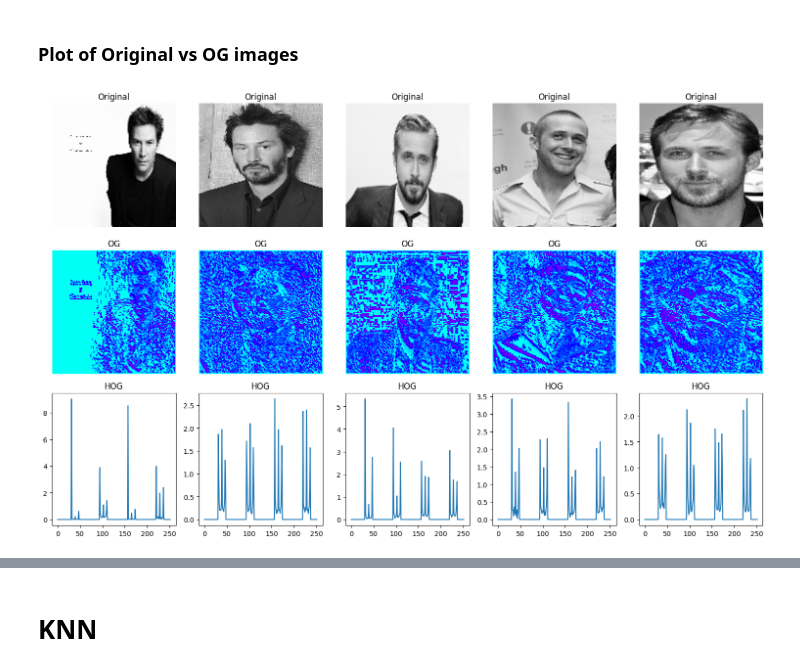
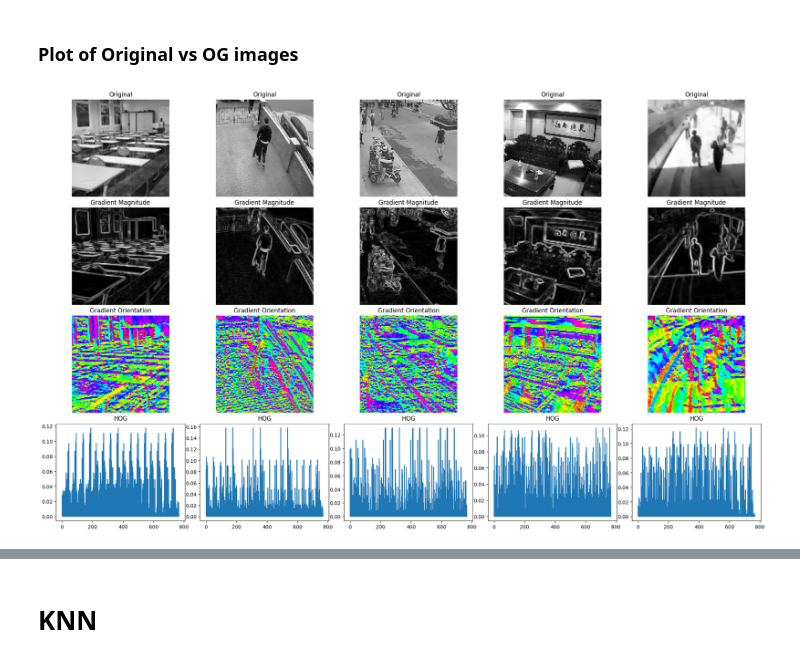
Before and after one commit to adityaprakash-work/EE511-CV-IIT-Mandi, a Jupyter notebook: A2/Q4/code.ipynb, the cells around one changed output, grey strips where cells are left out. Cells and saved outputs as stored; diff of their text form; code cells hidden in the pictures.

```diff
--- a/A2/Q4/code.ipynb
+++ b/A2/Q4/code.ipynb
@@ -57,0 +58,3 @@ Description: 9 different people. 128 x 128 images
+# %%
+human_dataset_path = "/content/drive/MyDrive/data_assn2_cv/human detection dataset"
+Xtrh, Ytrh, Xvah, Yvah, Xteh, Yteh = create_dataset(human_dataset_path)
@@ -137,6 +192,32 @@ def plot_oriented_gradients(original_images, cells_per_block=(2, 2), bins=255//4
 # %% [markdown]
 ### Plot of Original vs OG images
+# %%
+def plot_hog(original_images):
+    num_images = len(original_images)
+    gradient_magnitudes, gradient_orientations = compute_oriented_gradients(original_images)
+    hog_features = compute_hog(original_images)
+
+    fig, axs = plt.subplots(4, num_images, figsize=(4 * num_images, 12))
+    plt.tight_layout(pad=0.0)
+
+    for i in range(num_images):
+        axs[0, i].imshow(original_images[i], cmap='gray')
+        axs[0, i].set_title('Original')
+        axs[0, i].axis('off')
+
+        axs[1, i].imshow(gradient_magnitudes[i], cmap='gray')
+        axs[1, i].set_title('Gradient Magnitude')
+        axs[1, i].axis('off')
+
+        axs[2, i].imshow(gradient_orientations[i], cmap='hsv', vmin=-np.pi, vmax=np.pi)
+        axs[2, i].set_title('Gradient Orientation')
+        axs[2, i].axis('off')
+
+        axs[3, i].plot(hog_features[i])
+        axs[3, i].set_title('HOG')
+
+    plt.show()
 # %%
-S = Xtrf[np.random.randint(0, Xtrf.shape[0], 5)]; plot_oriented_gradients(S)
+S = Xtrh[np.random.randint(0, Xtrh.shape[0], 5)]; plot_hog(S)
 # %% [output]
-[figure, old version]
+[figure, new version]
```
Also changed, not shown: parts of 43 cells of this notebook.
